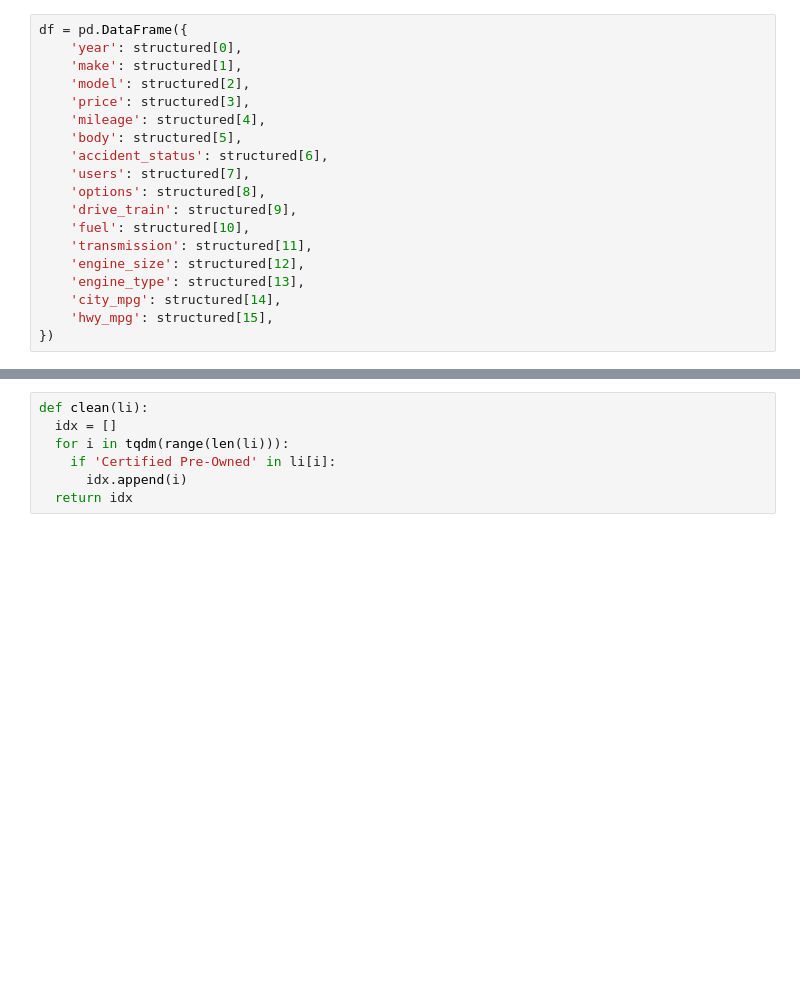
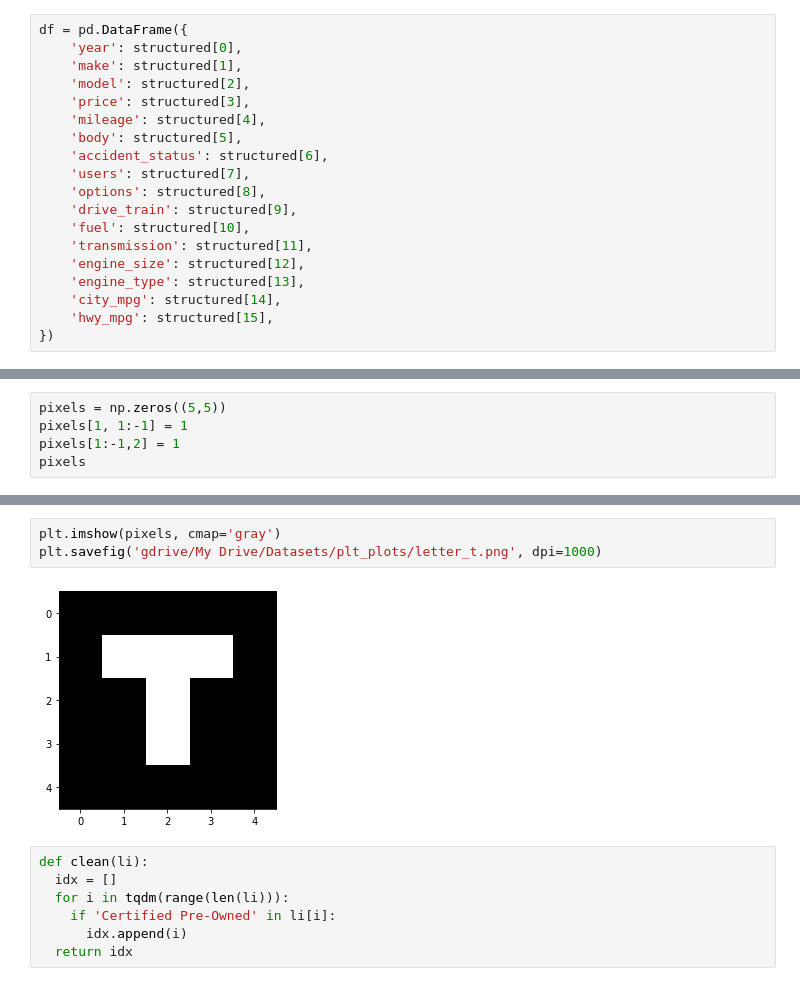
Before and after one commit to Oreolorun/NeuralNetsPractice, a Jupyter notebook: WebScrapingPractice.ipynb, the cells around one changed output, grey strips where cells are left out. Saved outputs shown, nothing was run; the diff lists cells and outputs as text; blank space fills up the shorter version.

```diff
--- a/WebScrapingPractice.ipynb
+++ b/WebScrapingPractice.ipynb
@@ -421,0 +463,5 @@ True
+# %%
+pixels = np.zeros((5,5))
+pixels[1, 1:-1] = 1
+pixels[1:-1,2] = 1
+pixels
@@ -422,3 +489,8 @@ True
+# %%
+plt.imshow(pixels, cmap='gray')
+plt.savefig('gdrive/My Drive/Datasets/plt_plots/letter_t.png', dpi=1000)
+# %% [output]
+[figure, added]
 # %%
 def clean(li):
   idx = []
```
Also changed, not shown: parts of 17 cells of this notebook.
